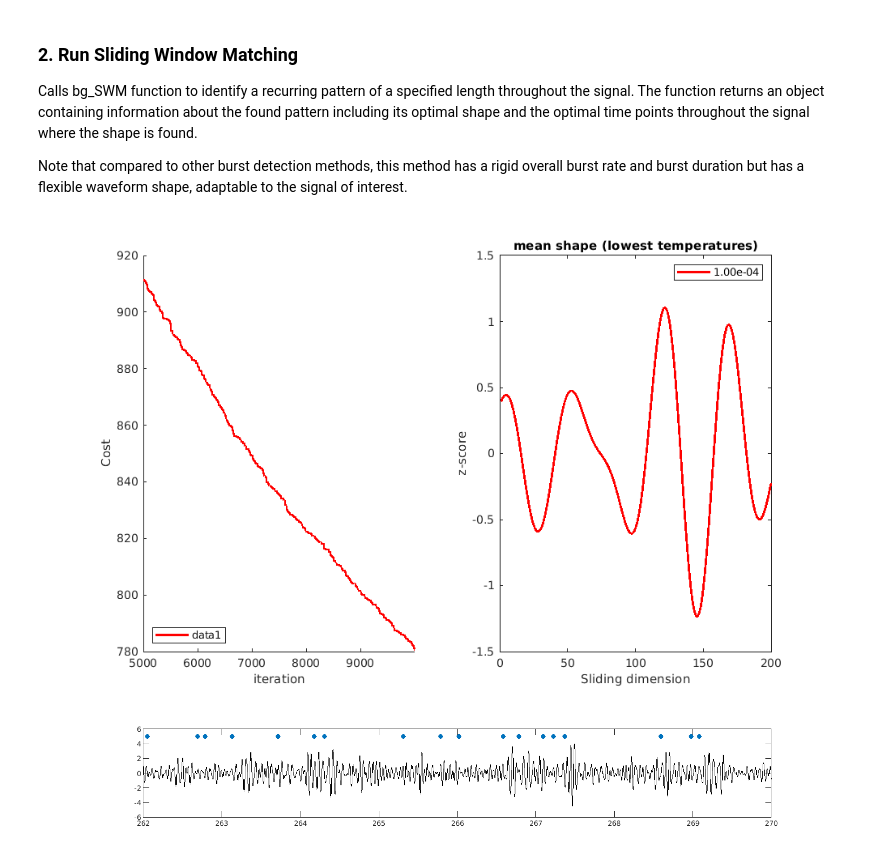
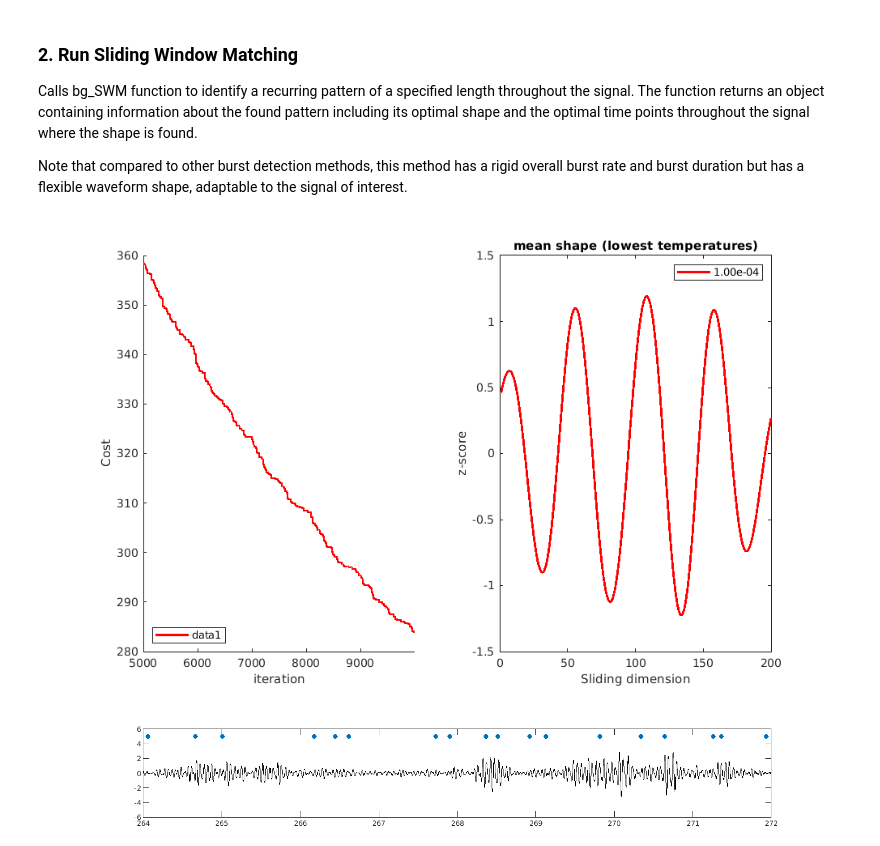
Before and after one commit to lindseypower/BurstDetection_Tutorials, a Jupyter notebook: Tutorials/Sliding_window_matching.ipynb, the cells around one changed output. Saved outputs shown, nothing was run; the diff lists cells and outputs as text; code cells hidden in the pictures.

```diff
--- a/Tutorials/Sliding_window_matching.ipynb
+++ b/Tutorials/Sliding_window_matching.ipynb
@@ -9,4 +11,5 @@ Note that this tutorial relies on the following utility scripts: bg_SWM.m, bg_sw
 # %%
 % Read in one-dimensional time series (preprocessed)
-data_dir =  '/export03/data/lindseyp/burst_methods_review/1d_array.txt';
-data = readmatrix(data_dir).';
+file_name = 'sub-002_SomMotA_4_R.mat';
+data = load(file_name).Value;
+size(data)
@@ -12,0 +19,8 @@ data = readmatrix(data_dir).';
+# %%
+% Resample data from 2400 to 1000 Hz
+data_len = 600;
+Fs = 1000;
+data = resample(data, Fs, 2400);
+data = data(1:Fs*data_len/2);
+
+size(data)
@@ -37,17 +53,17 @@ Note that compared to other burst detection methods, this method has a rigid ove
 % Call SWM function
 [cfg] = bg_SWM(cfg_init, data);
 # %% [output]
-[figure, old version]
+[figure, new version]
 # %%
 % Create a plot to show the timepoints at which the recurring pattern was identified
 clf('reset');
 f = figure;
 f.Position = [0,0,1500,200];
 times = linspace(0,length(data),length(data))/Fs;
 plot(times,data,'k');
 hold on;
 scatter(cfg.best_loc/Fs, repelem([5],length(cfg.best_loc)),"MarkerFaceColor","#0072BD","MarkerEdgeColor","#0072BD");
-xlim([262,270]);
+xlim([264,272]);
 ylim([-6,6])
 # %% [output]
-[figure, old version]
+[figure, new version]
```
Also changed, not shown: parts of 5 cells of this notebook, 1 other file.
